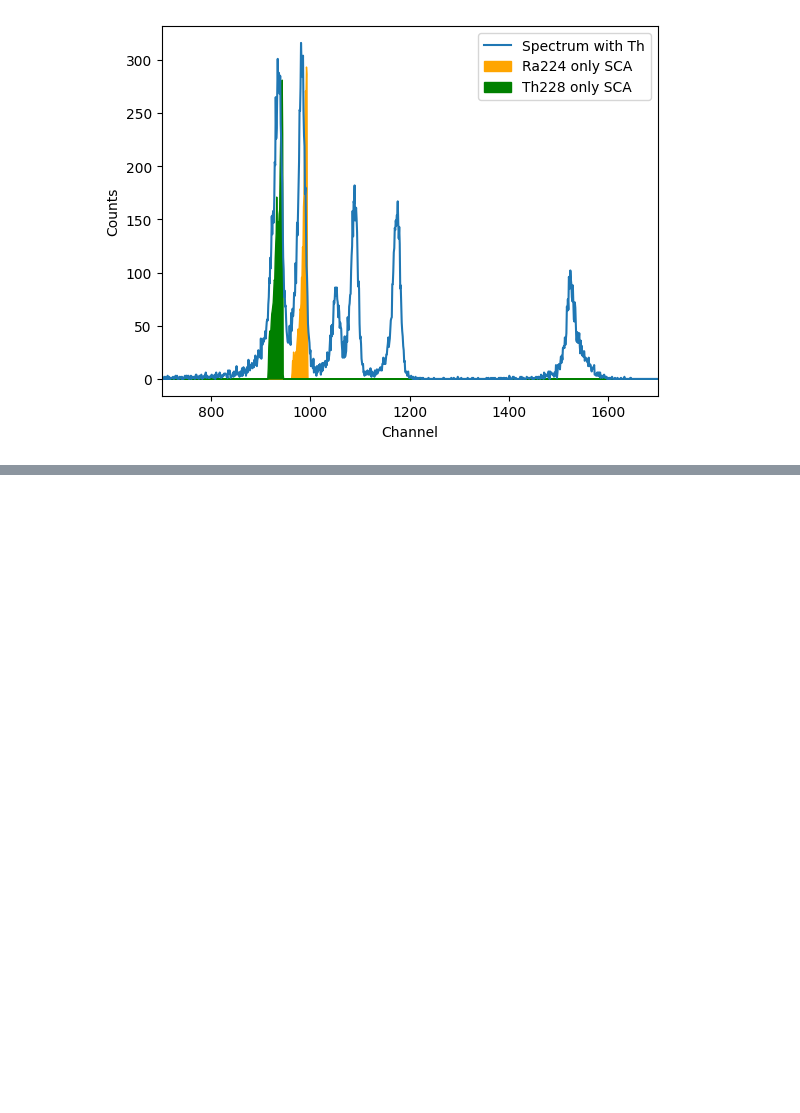
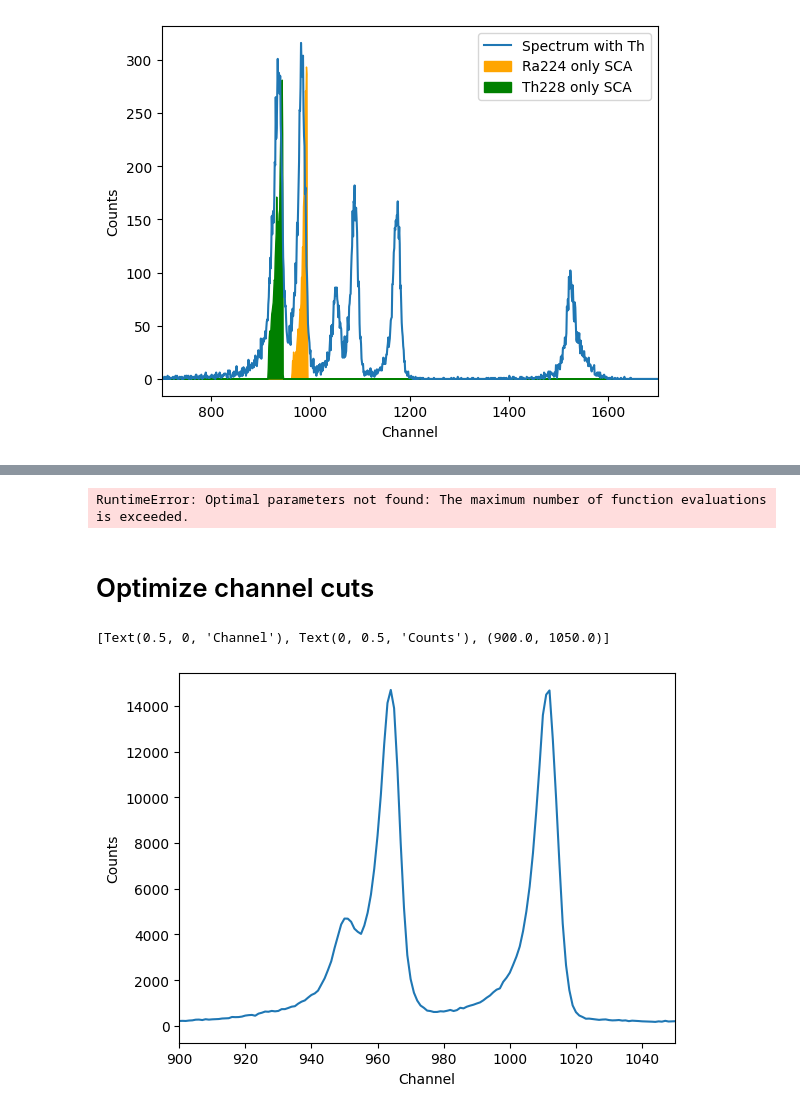
Before and after one commit to proscrite/RaTag, a Jupyter notebook: notebooks/MCA_analysis.ipynb, the cells around one changed output, grey strips where cells are left out. Drawn from its saved outputs; the diff is of its cells as text; code cells hidden in the pictures; blank space fills up the shorter version.

```diff
--- a/notebooks/MCA_analysis.ipynb
+++ b/notebooks/MCA_analysis.ipynb
@@ -127,0 +157,37 @@ plt.legend()
+# %%
+
+# 2) build PDF function
+def crystalball_pdf(x, beta, m, loc, scale):
+    return crystalball.pdf(x, beta, m, loc, scale)
+
+# 3) histogram to get “y” values
+
+# 4) initial guesses: reasonable defaults
+x = dff.index.tolist()
+x = np.array(x)
+p0 = [300.0, 2.0, np.mean(x), np.std(x)]
+
+# 5) fit
+popt, pcov = curve_fit(crystalball_pdf, x, dff.counts, p0=p0,
+                       bounds=([0, 0, np.min(x), 0],
+                               [np.inf, np.inf, np.max(x), np.inf]))
+
+beta, m, loc, scale = popt
+print(f"curve_fit → β={beta:.3f}, m={m:.3f}, loc={loc:.3f}, scale={scale:.3f}")
+
+plt.plot(dff.counts, label='MCA')
+
+plt.plot(x, crystalball_pdf(x, *popt), 'r-', label="fit")
+# %% [output]
+RuntimeError: Optimal parameters not found: The maximum number of function evaluations is exceeded.
+# %% [markdown]
+# Optimize channel cuts
+# %%
+ROOT_PATH = '/Users/pabloherrero/Library/CloudStorage/GoogleDrive-pablo.herrero-gomez@mail.huji.ac.il/My Drive/RaTag_data/MCA_spectra'
+file_spectrum = ROOT_PATH +'/Second_Th_loaded_detector_in_air.csv'
+df_mca = pd.read_csv(file_spectrum, sep='\t', header=0, skiprows=11, nrows=2048, names=['counts'])
+plt.plot(df_mca.counts, label='Spectrum with Th')
+plt.gca().set(xlabel='Channel', ylabel='Counts', xlim=(900, 1050))
+# %% [output]
+[Text(0.5, 0, 'Channel'), Text(0, 0.5, 'Counts'), (900.0, 1050.0)]
+[figure, added]
```
Also changed, not shown: parts of 10 cells of this notebook, 2 other files.
